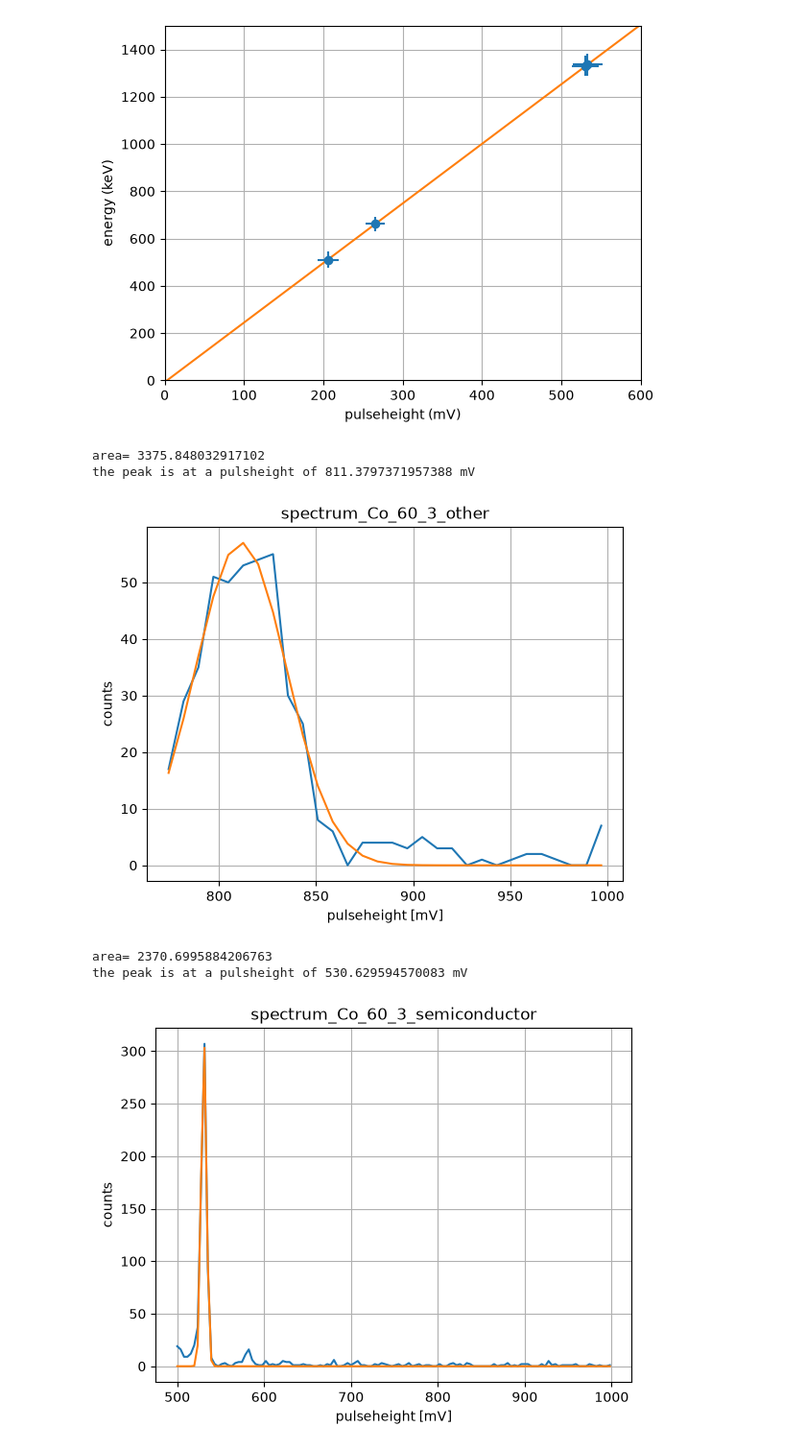
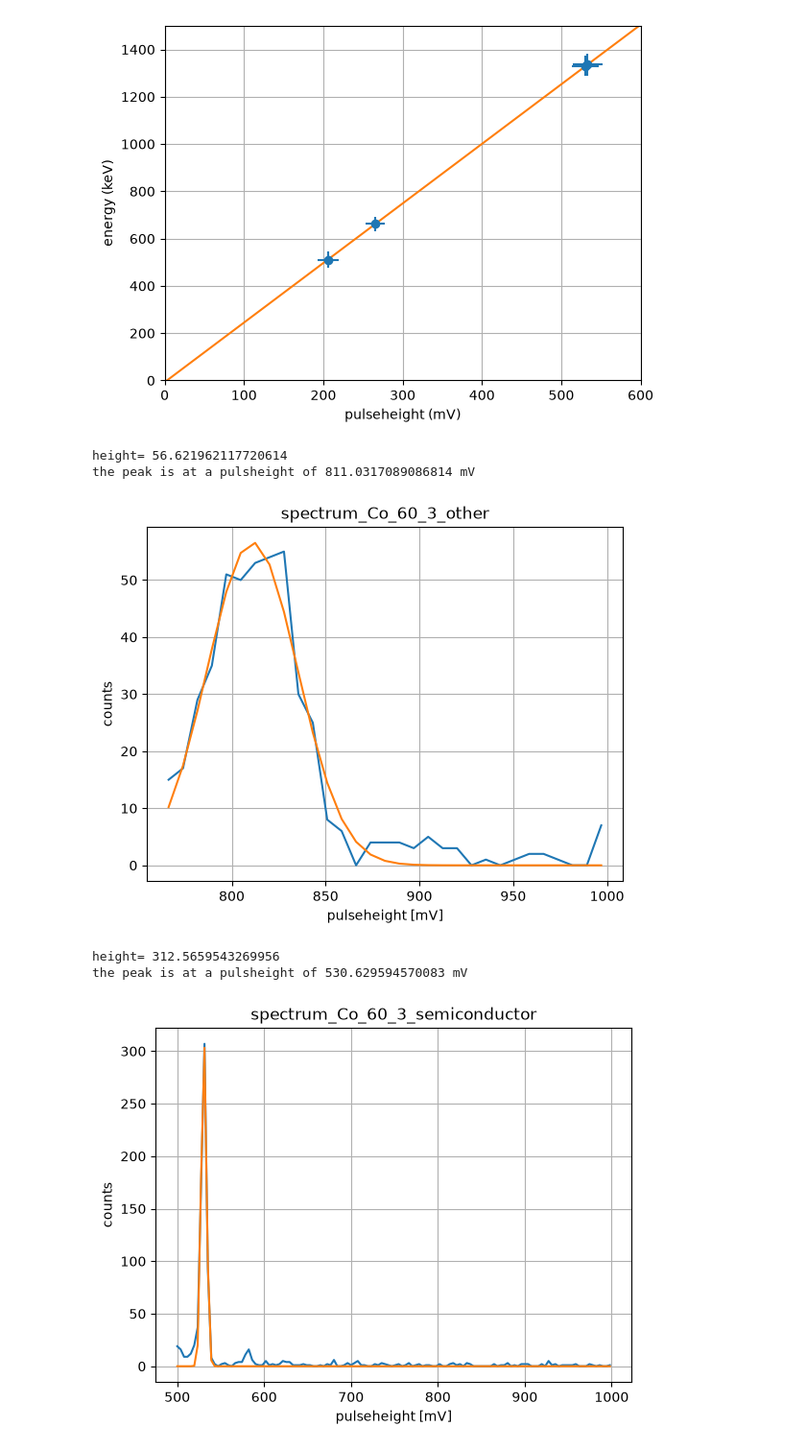
Before and after one commit to edwarddrenth/NSP2-particle-physics, a Jupyter notebook: fit.ipynb, the cells around one changed output. Shown at 96% size. Saved outputs shown, nothing was run; the diff lists cells and outputs as text; code cells hidden in the pictures.

```diff
--- a/fit.ipynb
+++ b/fit.ipynb
@@ -30,8 +30,8 @@ def fitten_pulseheight(file, cutoff1, cutoff2):
     fit_result = mod.fit(counts, params, x=pulseheight)
 
     # Area and uncertainty under an of the fit
-    area = fit_result.params['amplitude'].value
-    print(f"area= {area} ")
+    height = fit_result.params['height'].value
+    print(f"height= {height} ")
     uncertainty = 2*np.sqrt(2*np.log(2))*fit_result.params["fwhm"].value
 
     # location of the peak
@@ -256,16 +256,16 @@ plt.show()
 [figure]
 # %%
 fitten_pulseheight(
-    "spectrum_Co_60_3_other", 770,1000
+    "spectrum_Co_60_3_other", 760, 1000
 )
 fitten_pulseheight(
     "spectrum_Co_60_3_semiconductor", 500,1000
 )
 # %% [output]
-area= 3375.848032917102
-the peak is at a pulsheight of 811.3797371957388 mV
+height= 56.621962117720614
+the peak is at a pulsheight of 811.0317089086814 mV
-[figure, old version]
+[figure, new version]
-area= 2370.6995884206763
+height= 312.5659543269956
 the peak is at a pulsheight of 530.629594570083 mV
 [figure]
 (530.629594570083,
```
Also changed, not shown: parts of 1 cell of this notebook.
